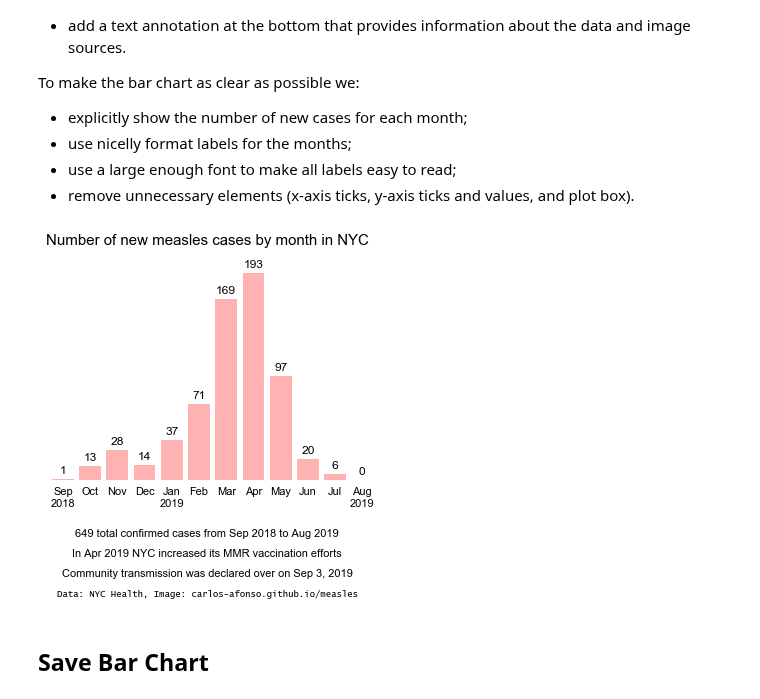
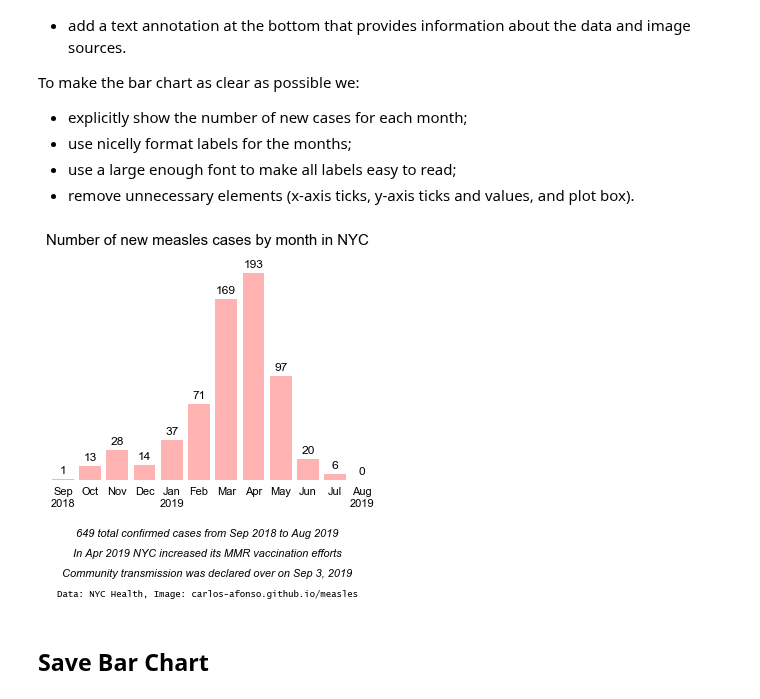
Before and after one commit to carlos-afonso/measles, a Jupyter notebook: notebooks/nyc-new-measles-cases-by-month-final.ipynb, the cells around one changed output. Cells and saved outputs as stored; diff of their text form; code cells hidden in the pictures.

```diff
--- a/notebooks/nyc-new-measles-cases-by-month-final.ipynb
+++ b/notebooks/nyc-new-measles-cases-by-month-final.ipynb
@@ -205,38 +205,37 @@ ax.set_xticklabels(month_labels, fontname=fn, fontsize=(fsb-1), rotation=0)
 # number of new measles cases in each month
 for i in ax.patches:
     ax.text(
         i.get_x() + 0.4,
         i.get_height() + 5,
         str(i.get_height()),
         fontname=fn,
         fontsize=fsb,
         horizontalalignment='center'
     )
 
 # Remove the axes box
 plt.box(False)
 
 # Add text with context
 # TODO: Create start_month and end_month vars and use them here
 text = str(total_cases) + ' total confirmed cases from Sep 2018 to Aug 2019'
-fig.text(0.5, -0.07, text, fontname = fn, fontsize = (fsb - 1), horizontalalignment='center')
+fig.text(0.5, -0.07, text, fontname = fn, fontsize = (fsb - 1), horizontalalignment='center', style='italic')
 
 text = 'In Apr 2019 NYC increased its MMR vaccination efforts'
-#style='italic'
-fig.text(0.5, -0.14, text, fontname = fn, fontsize = (fsb - 1), horizontalalignment='center')
+fig.text(0.5, -0.14, text, fontname = fn, fontsize = (fsb - 1), horizontalalignment='center', style='italic')
 
 text = 'Community transmission was declared over on Sep 3, 2019'
-fig.text(0.5, -0.21, text, fontname = fn, fontsize = (fsb - 1), horizontalalignment='center')
+fig.text(0.5, -0.21, text, fontname = fn, fontsize = (fsb - 1), horizontalalignment='center', style='italic')
 
 # Add text about the Data and Image sources
 sources = 'Data: NYC Health, Image: carlos-afonso.github.io/measles'
 fig.text(0.5, -0.28, sources, fontname='Lucida Console',
          fontsize=(fsb - 3), horizontalalignment='center')
 
 # Show figure
 plt.show()
 # %% [output]
-[figure, old version]
+[figure, new version]
 # %% [markdown]
 ## Save Bar Chart
 # %%
```
Also changed, not shown: 2 other files.
